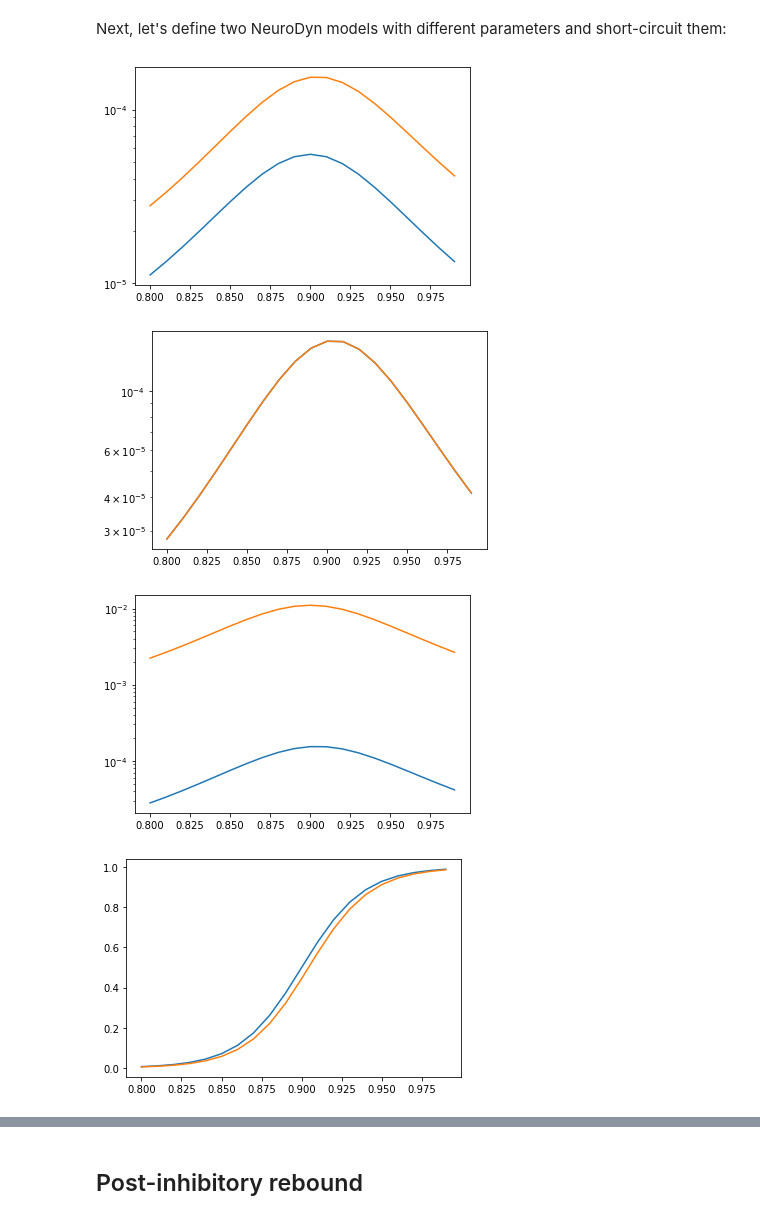
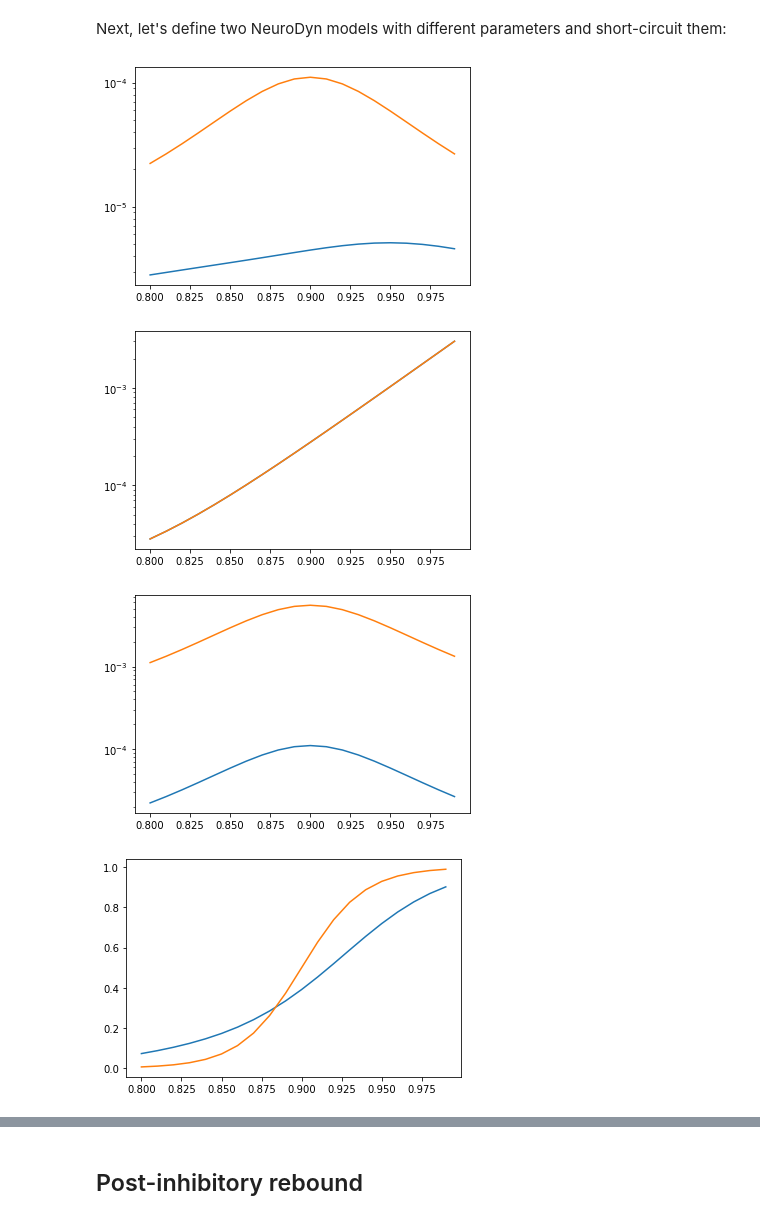
Before and after one commit to lukaribar/telluride-21, a Jupyter notebook: Bursting in NeuroDyn.ipynb, the cells around one changed output, grey strips where cells are left out. Cells and saved outputs as stored; diff of their text form; code cells hidden in the pictures.

```diff
--- a/Bursting in NeuroDyn.ipynb
+++ b/Bursting in NeuroDyn.ipynb
@@ -217,8 +401,8 @@ plt.plot(V, tau(V-45, 'n'), V, neuron1.n.tau(V)*12.5)
 # %%
-T = 7000
+T = 1000
 t = (0, T)
 
-I0 = 0
+I0 = -4
 iapp = lambda t: I0
 
 x0 = [0,0,0,0,0,0,0]
@@ -247,19 +430,30 @@ dg1 = np.array([500, 500, 12])
 dg2 = np.array([500, 500, 0])
 
 # Reversal potentials
-dE1 = np.array([500, -1000, -100])
-dE2 = np.array([350, -1000, 0])
+#dE1 = np.array([500, -1000, -100])
+#dE2 = np.array([350, -1000, 0])
+dE1 = np.array([550, -1000, -250])
+dE2 = np.array([350, -900, 0])
+
 
 # Sigmoid biases
-dIbm = np.array([[0, 0, 0, 0, 1000, 0, 0], [0, 0, 1000, 0, 0, 0, 0]])
-dIbh = np.array([[0, 0, 400, 0, 0, 0, 0], [0, 0, 0, 0, 320, 0, 0]])
-dIbn = np.array([[0, 0, 0, 0, 320, 0, 0], [0, 0, 400, 0, 0, 0, 0]])
+#dIbm = np.array([[0, 0, 0, 0, 1000, 0, 0], [0, 0, 1000, 0, 0, 0, 0]])
+#dIbh = np.array([[0, 0, 400, 0, 0, 0, 0], [0, 0, 0, 0, 320, 0, 0]])
+#dIbn = np.array([[0, 0, 0, 0, 320, 0, 0], [0, 0, 400, 0, 0, 0, 0]])
+dIbm = np.array([[0, 0, 120, 400, 1023, 0, 0], [0, 0, 1023, 1023, 0, 0, 0]])
+dIbh = np.array([[0, 0, 400, 0, 0, 0, 0], [0, 0, 0, 0, 0, 0, 0]])
+dIbn = np.array([[0, 0, 0, 0, 500, 0, 0], [0, 0, 500, 0, 0, 0, 0]])
+
 dIb1 = [dIbm, dIbh, dIbn]
 
 sf = 2.0
-dIbm = np.array([[0, 0, 0, 0, 320, 0, 0], [0, 0, 400, 0, 0, 0, 0]])
-dIbh = np.array([[0, 0, 400, 0, 0, 0, 0], [0, 0, 0, 0, 320, 0, 0]])
-dIbn = np.array([[0, 0, 0, 0, 10//sf, 0, 0], [0, 0, 10//sf, 0, 0, 0, 0]])
+#dIbm = np.array([[0, 0, 0, 0, 320, 0, 0], [0, 0, 400, 0, 0, 0, 0]])
+#dIbh = np.array([[0, 0, 400, 0, 0, 0, 0], [0, 0, 0, 0, 320, 0, 0]])
+#dIbn = np.array([[0, 0, 0, 0, 10//sf, 0, 0], [0, 0, 10//sf, 0, 0, 0, 0]])
+
+dIbm = np.array([[0, 0, 0, 0, 500, 0, 0], [0, 0, 500, 0, 0, 0, 0]])
+dIbh = np.array([[0, 0, 400, 0, 0, 0, 0], [0, 0, 0, 0, 0, 0, 0]])
+dIbn = np.array([[0, 0, 0, 0, 10, 0, 0], [0, 0, 10, 0, 0, 0, 0]])
 
 dIb2 = [dIbm, dIbh, dIbn]
 
@@ -285,34 +479,34 @@ V = np.arange(V_ref - 0.1, V_ref + 0.1, 0.01)
 plt.figure()
 plt.semilogy(V, neuron1.m.tau(V), V, neuron2.m.tau(V))
 plt.figure()
 plt.semilogy(V, neuron1.h.tau(V), V, neuron2.h.tau(V))
 plt.figure()
 plt.semilogy(V, neuron1.n.tau(V), V, neuron2.n.tau(V))
 
 # Steady-state functions
 plt.figure()
 plt.plot(V, neuron1.m.inf(V), V, neuron2.m.inf(V))
 plt.figure()
 plt.plot(V, neuron1.h.inf(V), V, neuron2.h.inf(V))
 plt.figure()
 plt.plot(V, neuron1.n.inf(V), V, neuron2.n.inf(V))
 
 I0 = 0e-10
 Iapp = lambda t: I0
 
 T = 0.03
 trange = (0, T)
 
 sol = bursting_neuron.simulate(trange,[V_ref,0,0,0,0,0,0],Iapp)
 
 plt.figure()
 plt.xlabel('t')
 plt.ylabel('V')
 plt.title('Bursting neuron simulation')
 plt.plot(sol.t, sol.y[0])
 plt.show()
 # %% [output]
-[figure, old version]
+[figure, new version]
-[figure, old version]
+[figure, new version]
-[figure, old version]
+[figure, new version]
-[figure, old version]
+[figure, new version]
```
Also changed, not shown: parts of 32 cells of this notebook.
